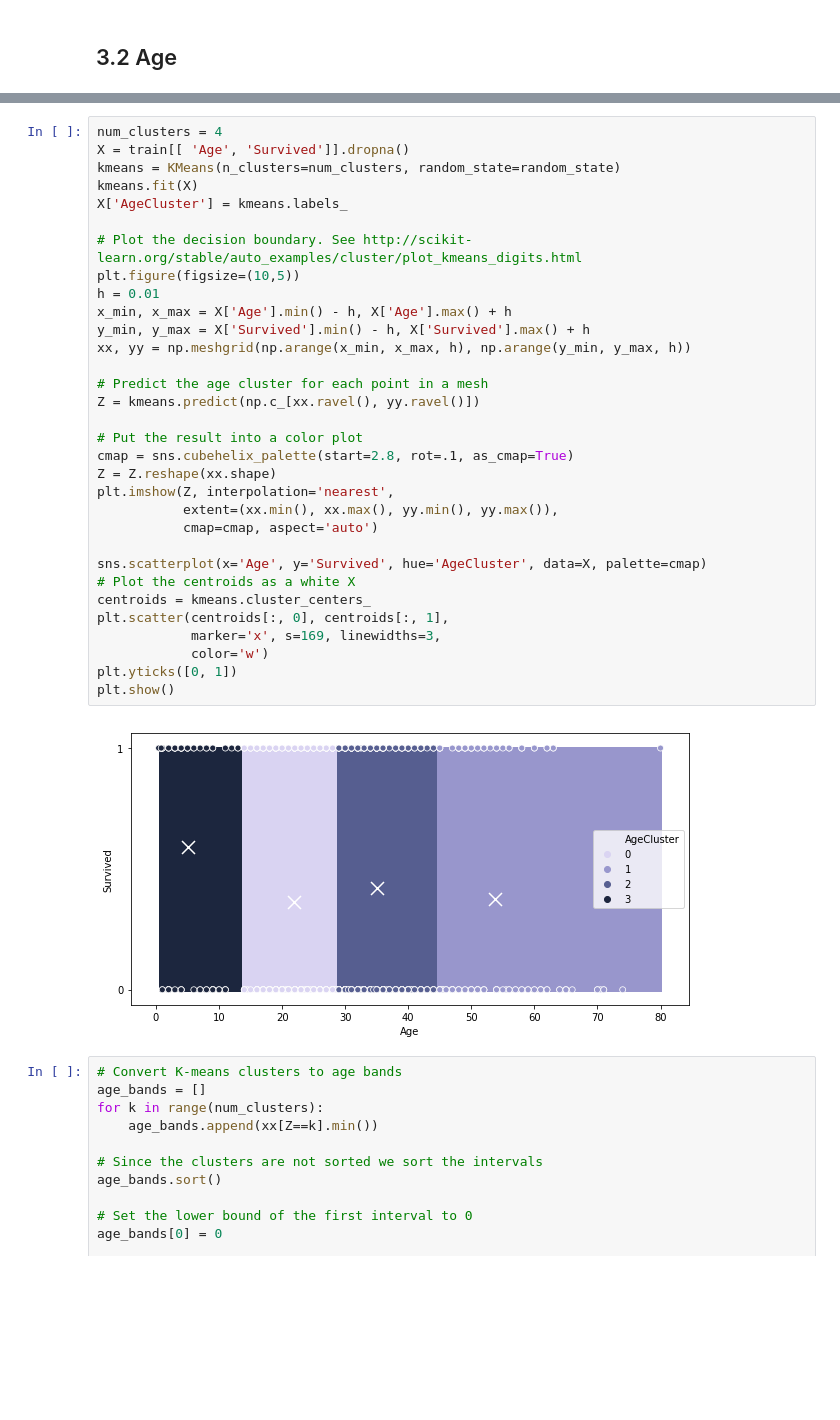
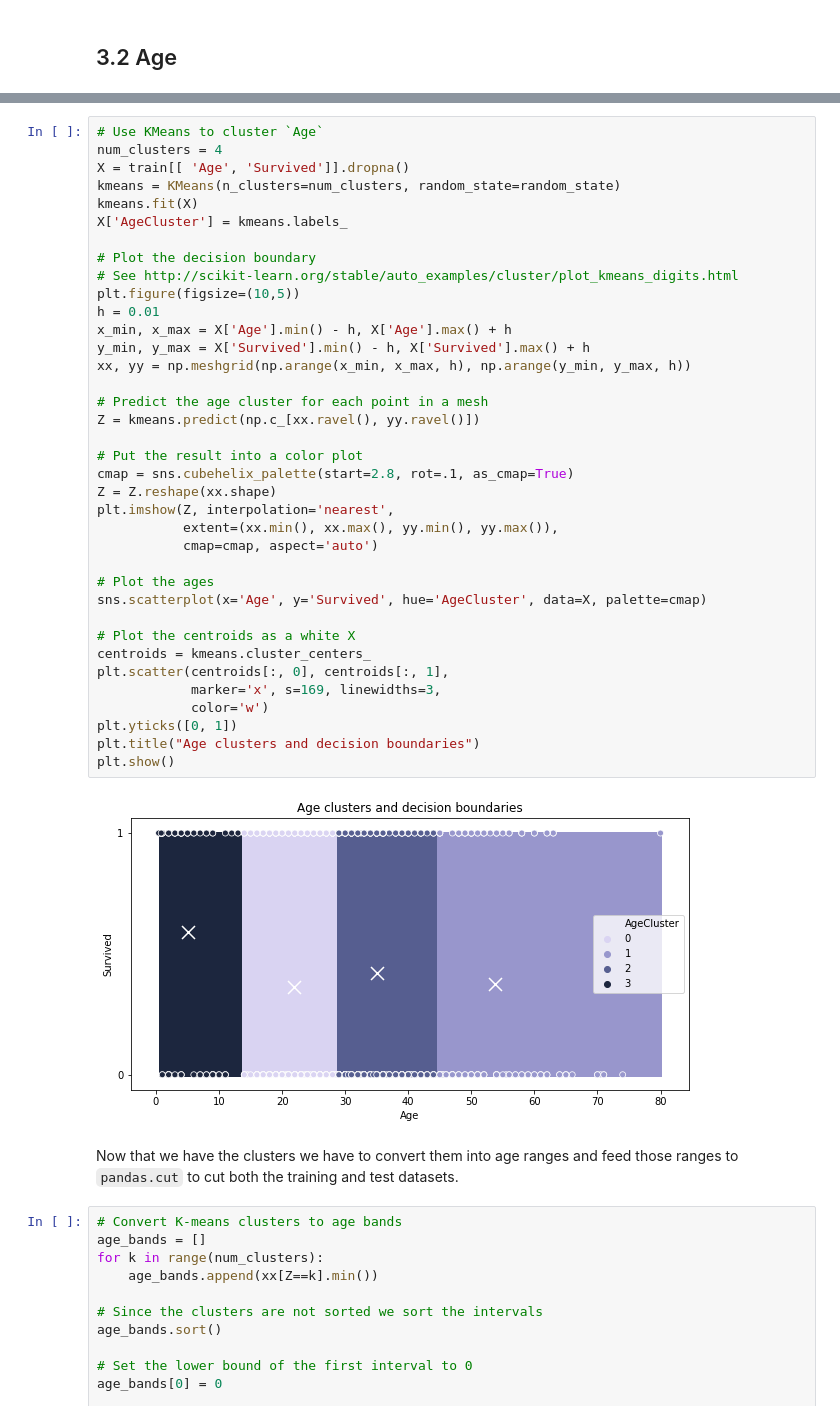
Before and after one commit to davidtvs/kaggle-titanic, a Jupyter notebook: ml/surviving-the-titanic.ipynb, the cells around one changed output, grey strips where cells are left out. Cells and saved outputs as stored; diff of their text form; blank space fills up the shorter version.

```diff
--- a/ml/surviving-the-titanic.ipynb
+++ b/ml/surviving-the-titanic.ipynb
@@ -153,37 +166,44 @@ with sns.axes_style("darkgrid"):
 # %%
+# Use KMeans to cluster `Age`
 num_clusters = 4
 X = train[[ 'Age', 'Survived']].dropna()
 kmeans = KMeans(n_clusters=num_clusters, random_state=random_state)
 kmeans.fit(X)
 X['AgeCluster'] = kmeans.labels_
 
-# Plot the decision boundary. See http://scikit-learn.org/stable/auto_examples/cluster/plot_kmeans_digits.html
+# Plot the decision boundary
+# See http://scikit-learn.org/stable/auto_examples/cluster/plot_kmeans_digits.html
 plt.figure(figsize=(10,5))
 h = 0.01
 x_min, x_max = X['Age'].min() - h, X['Age'].max() + h
 y_min, y_max = X['Survived'].min() - h, X['Survived'].max() + h
 xx, yy = np.meshgrid(np.arange(x_min, x_max, h), np.arange(y_min, y_max, h))
 
 # Predict the age cluster for each point in a mesh
 Z = kmeans.predict(np.c_[xx.ravel(), yy.ravel()])
 
 # Put the result into a color plot
 cmap = sns.cubehelix_palette(start=2.8, rot=.1, as_cmap=True)
 Z = Z.reshape(xx.shape)
 plt.imshow(Z, interpolation='nearest',
            extent=(xx.min(), xx.max(), yy.min(), yy.max()),
            cmap=cmap, aspect='auto')
 
+# Plot the ages
 sns.scatterplot(x='Age', y='Survived', hue='AgeCluster', data=X, palette=cmap)
+
 # Plot the centroids as a white X
 centroids = kmeans.cluster_centers_
 plt.scatter(centroids[:, 0], centroids[:, 1],
             marker='x', s=169, linewidths=3,
             color='w')
 plt.yticks([0, 1])
+plt.title("Age clusters and decision boundaries")
 plt.show()
 # %% [output]
-[figure, old version]
+[figure, new version]
+# %% [markdown]
+Now that we have the clusters we have to convert them into age ranges and feed those ranges to `pandas.cut` to cut both the training and test datasets.
 # %%
 # Convert K-means clusters to age bands
 age_bands = []
```
Also changed, not shown: parts of 48 cells of this notebook.
